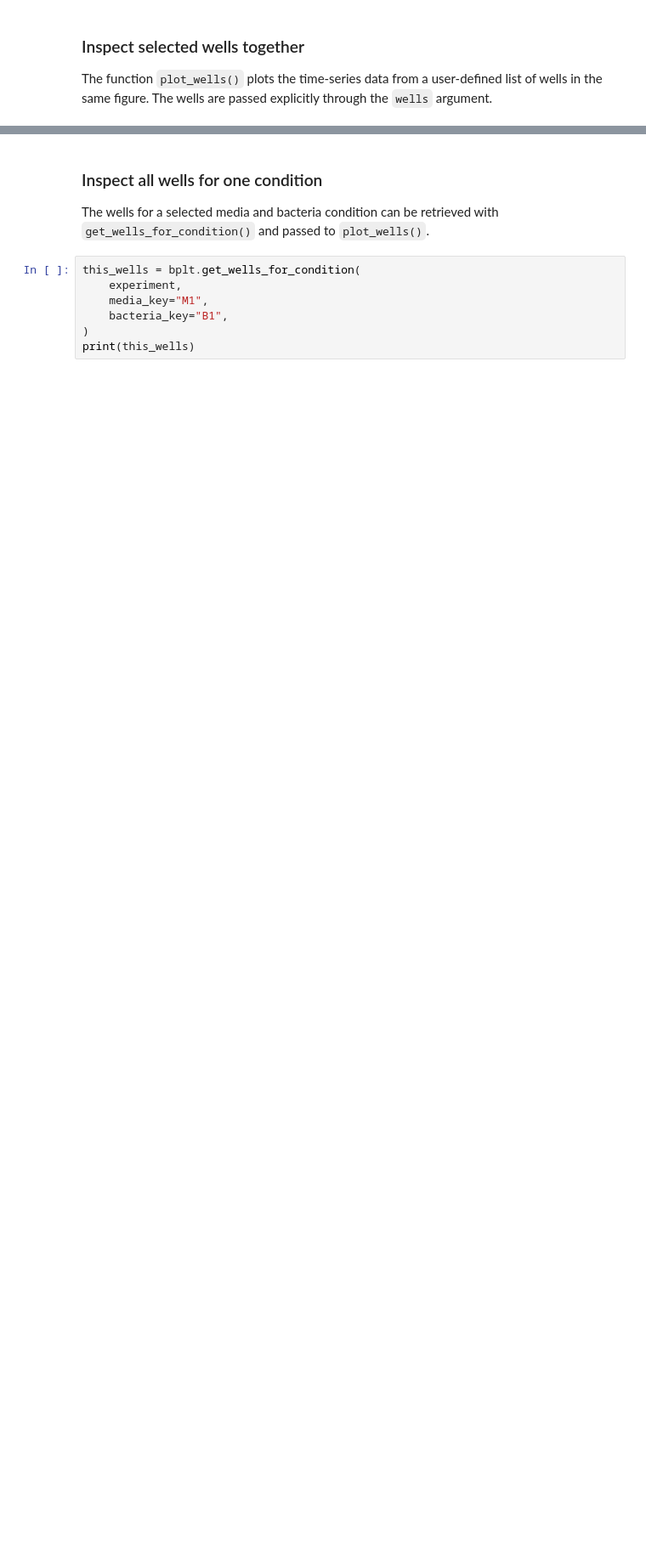
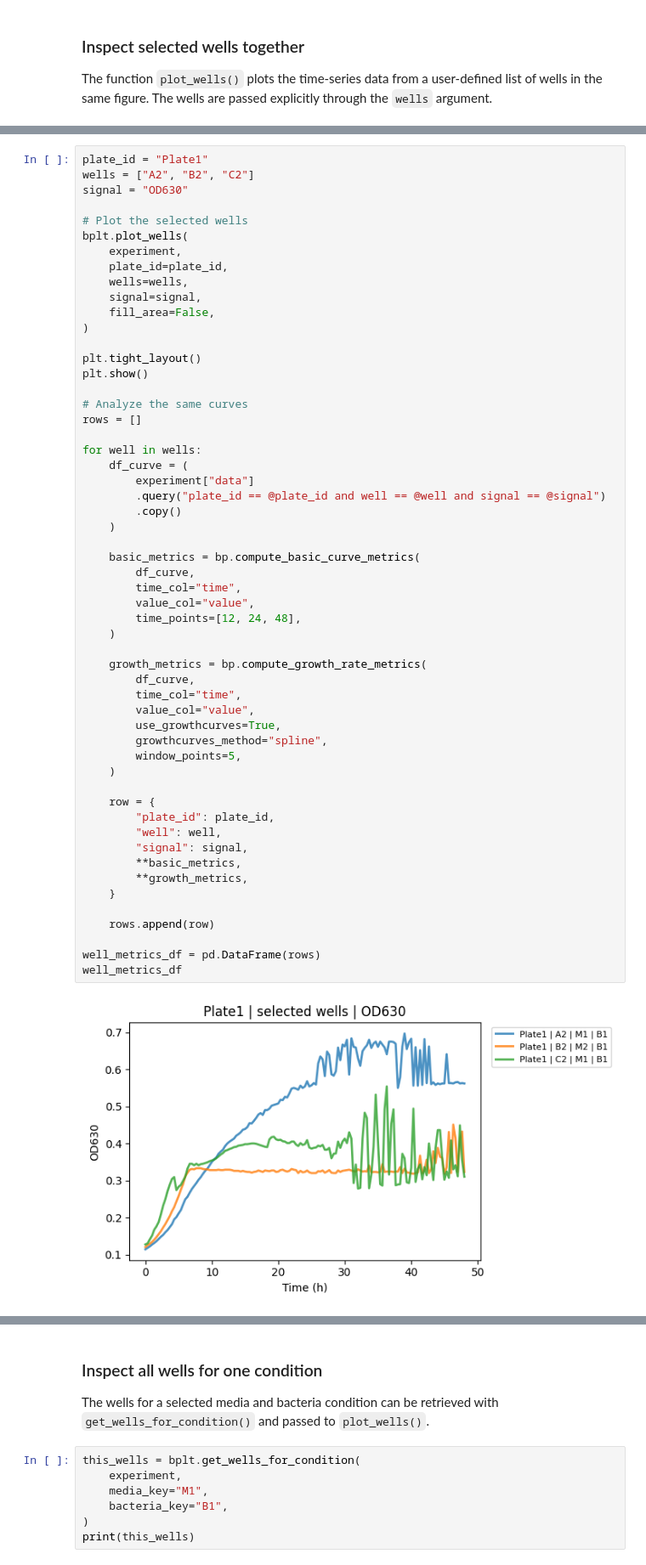
Before and after one commit to ccg-esb-lab/bactomata, a Jupyter notebook: notebooks/Bactomata_DataAnalysis.ipynb, the cells around one changed output, grey strips where cells are left out. Shown at 85% size. Cells and saved outputs as stored; diff of their text form; blank space fills up the shorter version.

```diff
--- a/notebooks/Bactomata_DataAnalysis.ipynb
+++ b/notebooks/Bactomata_DataAnalysis.ipynb
@@ -255,0 +397,57 @@ plt.show()
+# %%
+plate_id = "Plate1"
+wells = ["A2", "B2", "C2"]
+signal = "OD630"
+
+# Plot the selected wells
+bplt.plot_wells(
+    experiment,
+    plate_id=plate_id,
+    wells=wells,
+    signal=signal,
+    fill_area=False,
+)
+
+plt.tight_layout()
+plt.show()
+
+# Analyze the same curves
+rows = []
+
+for well in wells:
+    df_curve = (
+        experiment["data"]
+        .query("plate_id == @plate_id and well == @well and signal == @signal")
+        .copy()
+    )
+
+    basic_metrics = bp.compute_basic_curve_metrics(
+        df_curve,
+        time_col="time",
+        value_col="value",
+        time_points=[12, 24, 48],
+    )
+
+    growth_metrics = bp.compute_growth_rate_metrics(
+        df_curve,
+        time_col="time",
+        value_col="value",
+        use_growthcurves=True,
+        growthcurves_method="spline",
+        window_points=5,
+    )
+
+    row = {
+        "plate_id": plate_id,
+        "well": well,
+        "signal": signal,
+        **basic_metrics,
+        **growth_metrics,
+    }
+
+    rows.append(row)
+
+well_metrics_df = pd.DataFrame(rows)
+well_metrics_df
+# %% [output]
+[figure, added]
```
Also changed, not shown: parts of 43 cells of this notebook, 2 other files.
